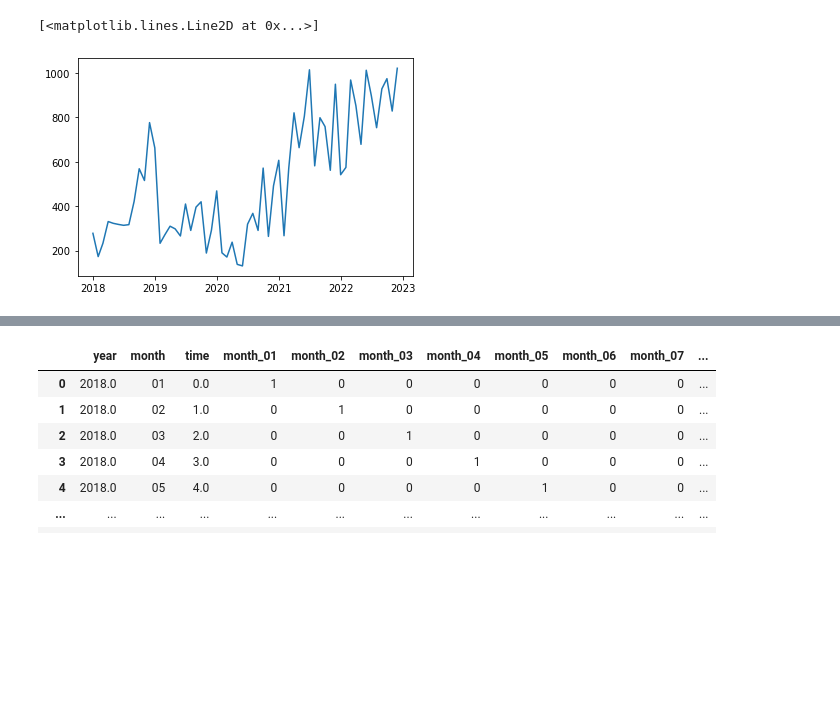
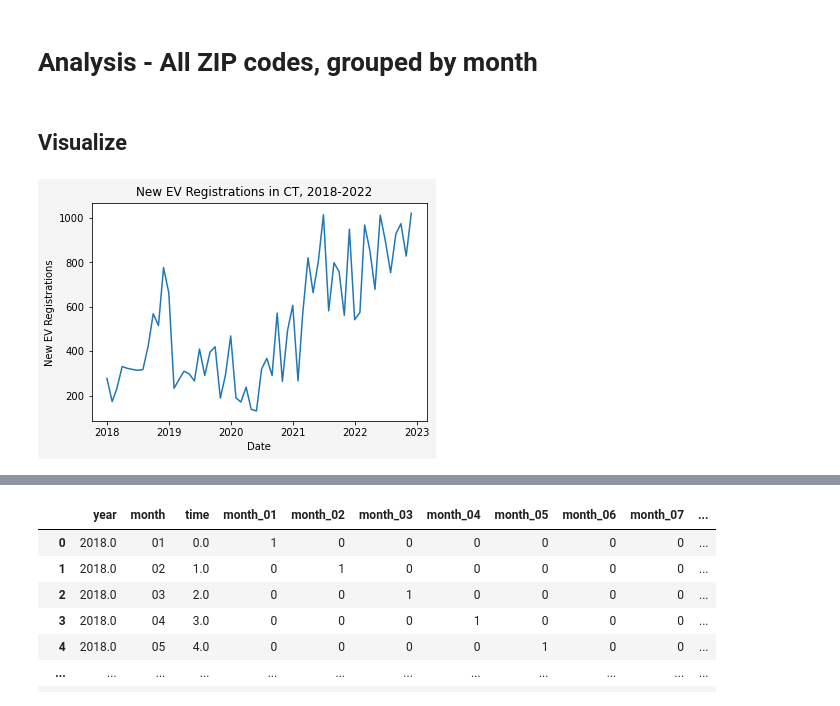
Before and after one commit to rajanoureddine/ctdot-tobin-yse, a Jupyter notebook: simple_forecast.ipynb, the cells around one changed output, grey strips where cells are left out. Saved outputs shown, nothing was run; the diff lists cells and outputs as text; code cells hidden in the pictures; blank space fills up the shorter version.

```diff
--- a/simple_forecast.ipynb
+++ b/simple_forecast.ipynb
@@ -1,6 +5,22 @@
 # %%
+# DataFrame Management
 import pandas as pd
+
+# Maths and statistics
 import numpy as np
+import statsmodels.api as sm
+import statsmodels.formula.api as smf
+from statsmodels.graphics.tsaplots import plot_acf
+
+# Plotting
 from matplotlib import pyplot as plt
+
+# Path management
 import pathlib
+
+# Date Management
 import datetime
+
+# Set up path
+path = pathlib.Path().resolve()
+data_path = path.parent / "Dropbox" / "DOT_Tobin_Collaboration" / "data"
@@ -9,6 +27,6 @@ path = pathlib.Path().resolve()
 # %%
-vehicle_sales = pd.read_csv(path / "data" / "outputs" / "new_vehicle_sales_month_year_zip.csv")
+vehicle_sales = pd.read_csv(data_path / "new_vehicle_sales_month_year_zip.csv")
 vehicle_sales = vehicle_sales.drop("Unnamed: 0", axis = 1)
 # %%
-ev_sales = vehicle_sales[vehicle_sales["FuelTypePrimary"] == "Electric"]
+ev_sales = vehicle_sales.loc[vehicle_sales[vehicle_sales["FuelTypePrimary"] == "Electric"].index, :]
 ev_sales.loc[:, "day"] = 1
@@ -21,2 +33,2 @@ See the caveats in the documentation: https://pandas.pydata.org/pandas-docs/stab
 # %%
-ev_sales["date"] = pd.to_datetime(ev_sales[["year", "month", "day"]])
+ev_sales.loc[:,"date"] = pd.to_datetime(ev_sales[["year", "month", "day"]])
@@ -64,0 +35,4 @@ ev_sales_zip_grouped
+# %% [markdown]
+# Analysis - All ZIP codes, grouped by month
+# %% [markdown]
+## Visualize
@@ -65,5 +43,16 @@ ev_sales_zip_grouped
 # %%
-plt.plot(ev_sales_zip_grouped["date"], ev_sales_zip_grouped["VEH_COUNT"])
+# Create figure and axes
+fig, ax = plt.subplots(nrows = 1, ncols = 1, facecolor = 'whitesmoke')
+
+# Add plot
+ax.plot(ev_sales_zip_grouped["date"], ev_sales_zip_grouped["VEH_COUNT"])
+ax.set_xlabel("Date")
+ax.set_ylabel("New EV Registrations")
+
+# Create title
+fig.suptitle("New EV Registrations in CT, 2018-2022", y = 0.94)
+
+# Show
+plt.show()
 # %% [output]
-[<matplotlib.lines.Line2D at 0x...>]
-[figure, old version]
+[figure, new version]
```
Also changed, not shown: parts of 32 cells of this notebook.
